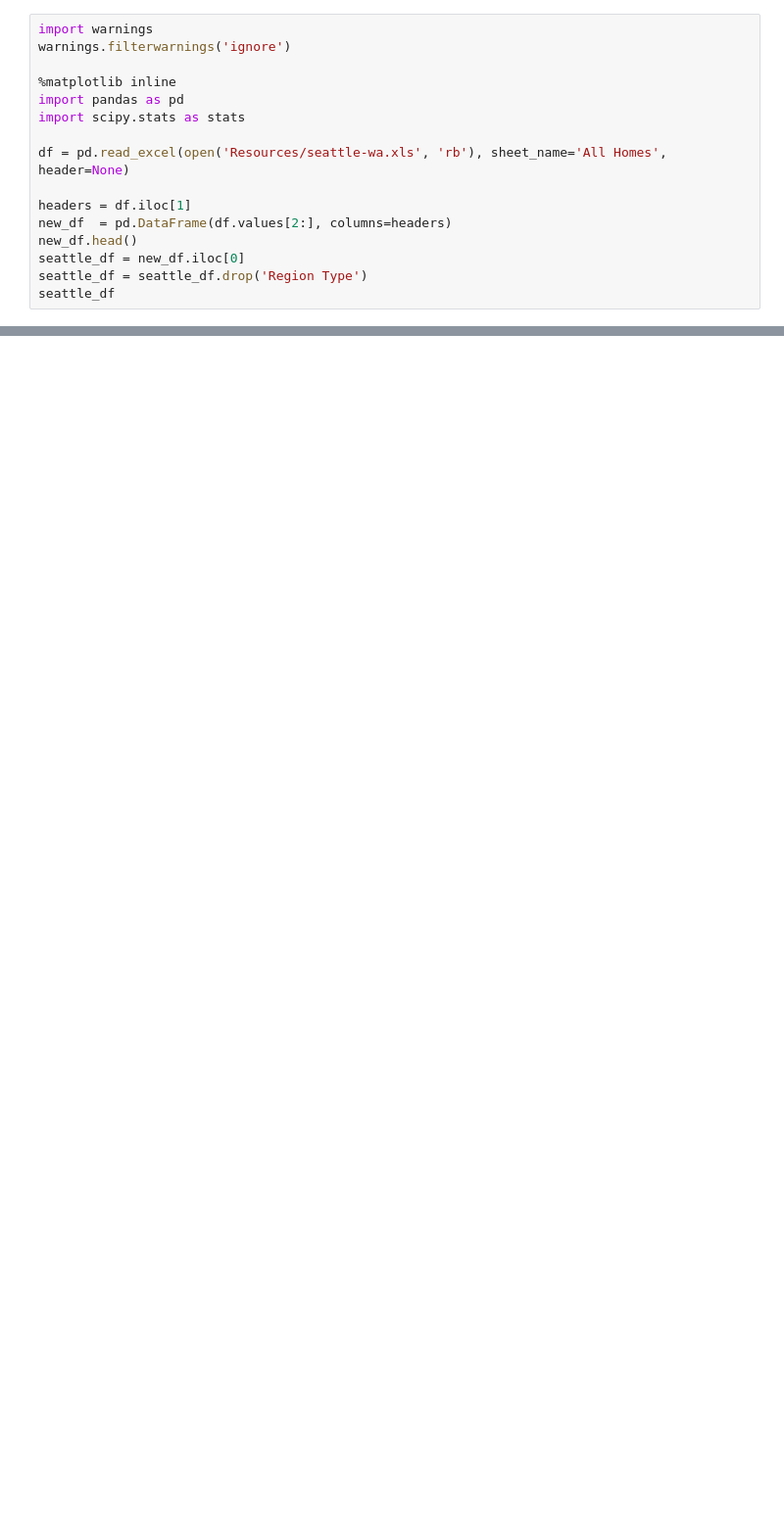
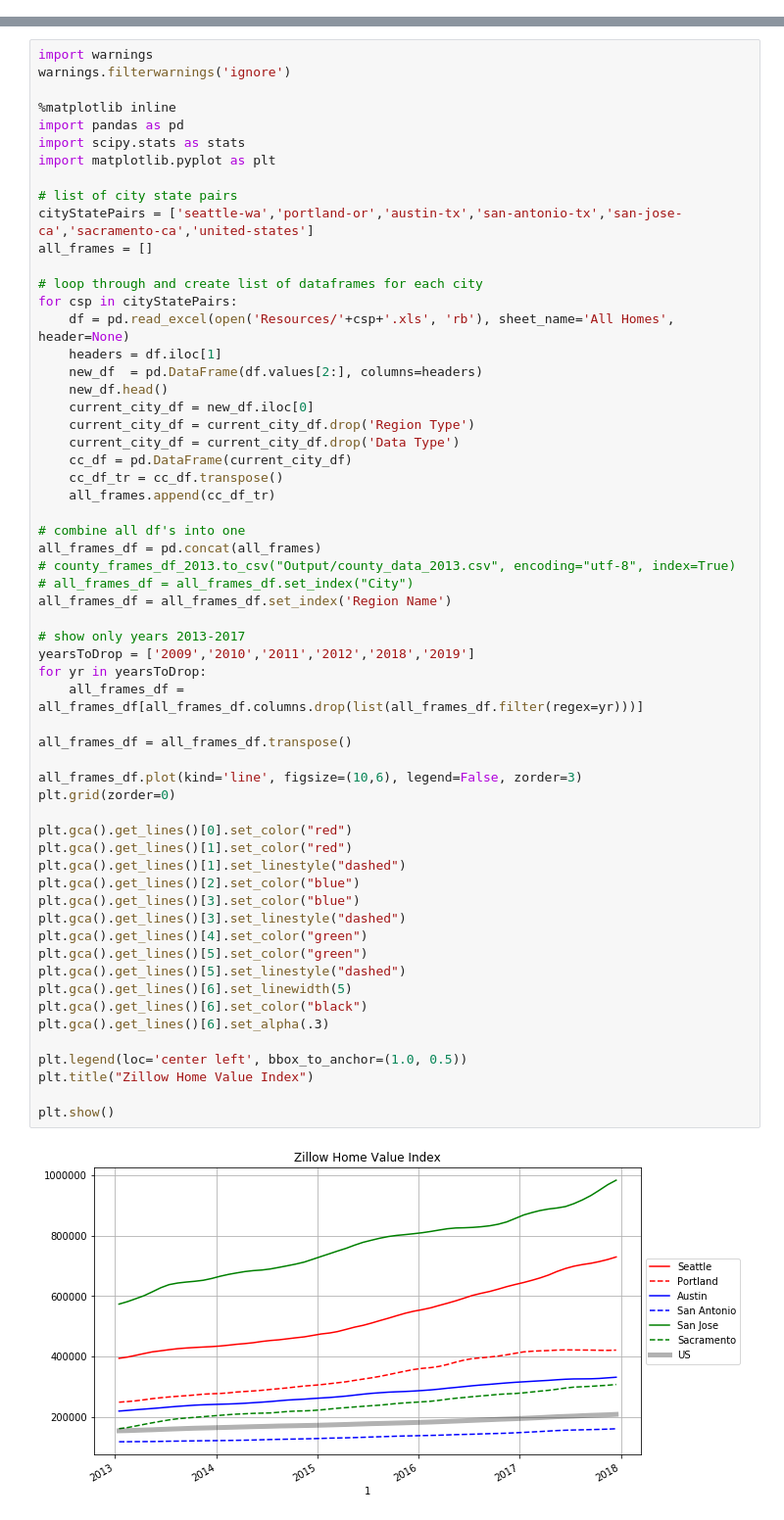
Before and after one commit to mrcjbf/project-one-repo, a Jupyter notebook: homePrices.ipynb, the cells around one changed output, grey strips where cells are left out. Shown at 98% size. Drawn from its saved outputs; the diff is of its cells as text; blank space fills up the shorter version.

Commit message:
housing diagrams

```diff
--- a/homePrices.ipynb
+++ b/homePrices.ipynb
@@ -1,16 +0,0 @@
-# %%
-import warnings
-warnings.filterwarnings('ignore')
-
-%matplotlib inline
-import pandas as pd
-import scipy.stats as stats
-
-df = pd.read_excel(open('Resources/seattle-wa.xls', 'rb'), sheet_name='All Homes', header=None)
-
-headers = df.iloc[1]
-new_df  = pd.DataFrame(df.values[2:], columns=headers)
-new_df.head()
-seattle_df = new_df.iloc[0]
-seattle_df = seattle_df.drop('Region Type')
-seattle_df
@@ -34,0 +1,61 @@ Name: 0, Length: 122, dtype: object
+# %%
+import warnings
+warnings.filterwarnings('ignore')
+
+%matplotlib inline
+import pandas as pd
+import scipy.stats as stats
+import matplotlib.pyplot as plt
+
+# list of city state pairs
+cityStatePairs = ['seattle-wa','portland-or','austin-tx','san-antonio-tx','san-jose-ca','sacramento-ca','united-states']
+all_frames = []
+
+# loop through and create list of dataframes for each city
+for csp in cityStatePairs:
+    df = pd.read_excel(open('Resources/'+csp+'.xls', 'rb'), sheet_name='All Homes', header=None)
+    headers = df.iloc[1]
+    new_df  = pd.DataFrame(df.values[2:], columns=headers)
+    new_df.head()
+    current_city_df = new_df.iloc[0]
+    current_city_df = current_city_df.drop('Region Type')
+    current_city_df = current_city_df.drop('Data Type')
+    cc_df = pd.DataFrame(current_city_df)
+    cc_df_tr = cc_df.transpose()
+    all_frames.append(cc_df_tr)
+
+# combine all df's into one
+all_frames_df = pd.concat(all_frames)
+# county_frames_df_2013.to_csv("Output/county_data_2013.csv", encoding="utf-8", index=True)
+# all_frames_df = all_frames_df.set_index("City")
+all_frames_df = all_frames_df.set_index('Region Name')
+
+# show only years 2013-2017
+yearsToDrop = ['2009','2010','2011','2012','2018','2019']
+for yr in yearsToDrop:
+    all_frames_df = all_frames_df[all_frames_df.columns.drop(list(all_frames_df.filter(regex=yr)))]
+
+all_frames_df = all_frames_df.transpose()
+
+all_frames_df.plot(kind='line', figsize=(10,6), legend=False, zorder=3)
+plt.grid(zorder=0)
+
+plt.gca().get_lines()[0].set_color("red")
+plt.gca().get_lines()[1].set_color("red")
+plt.gca().get_lines()[1].set_linestyle("dashed")
+plt.gca().get_lines()[2].set_color("blue")
+plt.gca().get_lines()[3].set_color("blue")
+plt.gca().get_lines()[3].set_linestyle("dashed")
+plt.gca().get_lines()[4].set_color("green")
+plt.gca().get_lines()[5].set_color("green")
+plt.gca().get_lines()[5].set_linestyle("dashed")
+plt.gca().get_lines()[6].set_linewidth(5)
+plt.gca().get_lines()[6].set_color("black")
+plt.gca().get_lines()[6].set_alpha(.3)
+
+plt.legend(loc='center left', bbox_to_anchor=(1.0, 0.5))
+plt.title("Zillow Home Value Index")
+
+plt.show()
+# %% [output]
+[figure, added]
```
Also changed, not shown: parts of 2 cells of this notebook, 1 other file.
